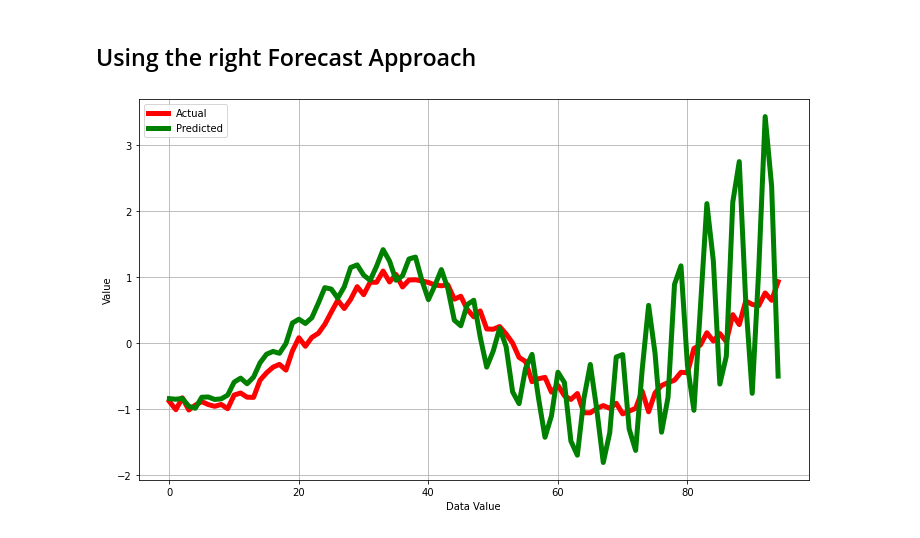
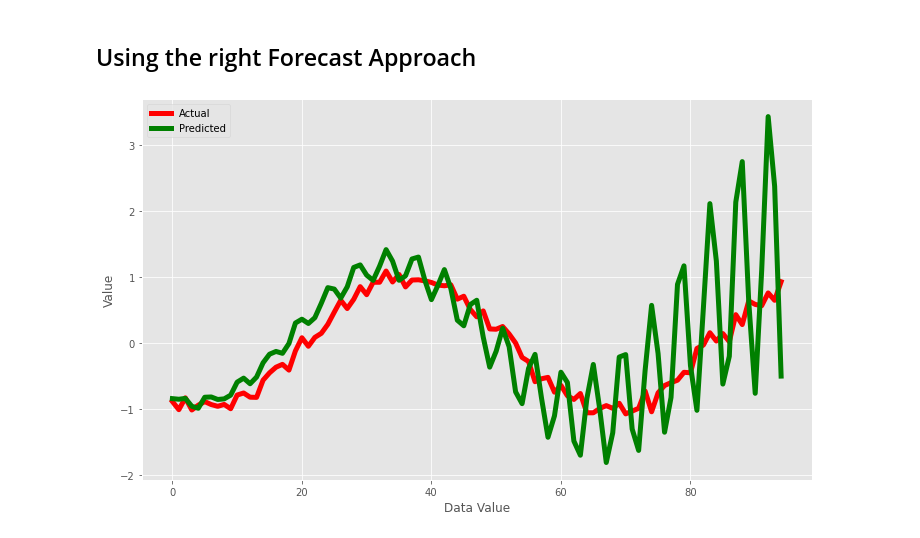
Before and after one commit to HarshitDawar55/Machine_And_Deep_Learning, a Jupyter notebook: Projects/Deep_Learning_Projects/AutoRegressor-Model-RNN-Basics/AutoRegressor Model.ipynb, the cells around one changed output. Drawn from its saved outputs; the diff is of its cells as text; code cells hidden in the pictures.

```diff
--- a/Projects/Deep_Learning_Projects/AutoRegressor-Model-RNN-Basics/AutoRegressor Model.ipynb
+++ b/Projects/Deep_Learning_Projects/AutoRegressor-Model-RNN-Basics/AutoRegressor Model.ipynb
@@ -236,14 +236,13 @@ while len(predictions) < len(predictionsTargetValues):
     last_Value_Of_Data = np.roll(last_Value_Of_Data, -1)
     last_Value_Of_Data[-1] = temp
 # %%
-plt.sty
+plt.style.use("ggplot")
 plt.figure(figsize = (12, 7))
 plt.plot(predictionsTargetValues, label = "Actual", c = "red", linestyle = "solid", linewidth = 5)
 plt.plot(predictions, label = "Predicted", c = 'green', linestyle = "solid", linewidth = 5)
 plt.legend()
-plt.grid()
 plt.xlabel("Data Value")
 plt.ylabel("Value")
 plt.show()
 # %% [output]
-[figure, old version]
+[figure, new version]
```
Also changed, not shown: parts of 1 cell of this notebook.
